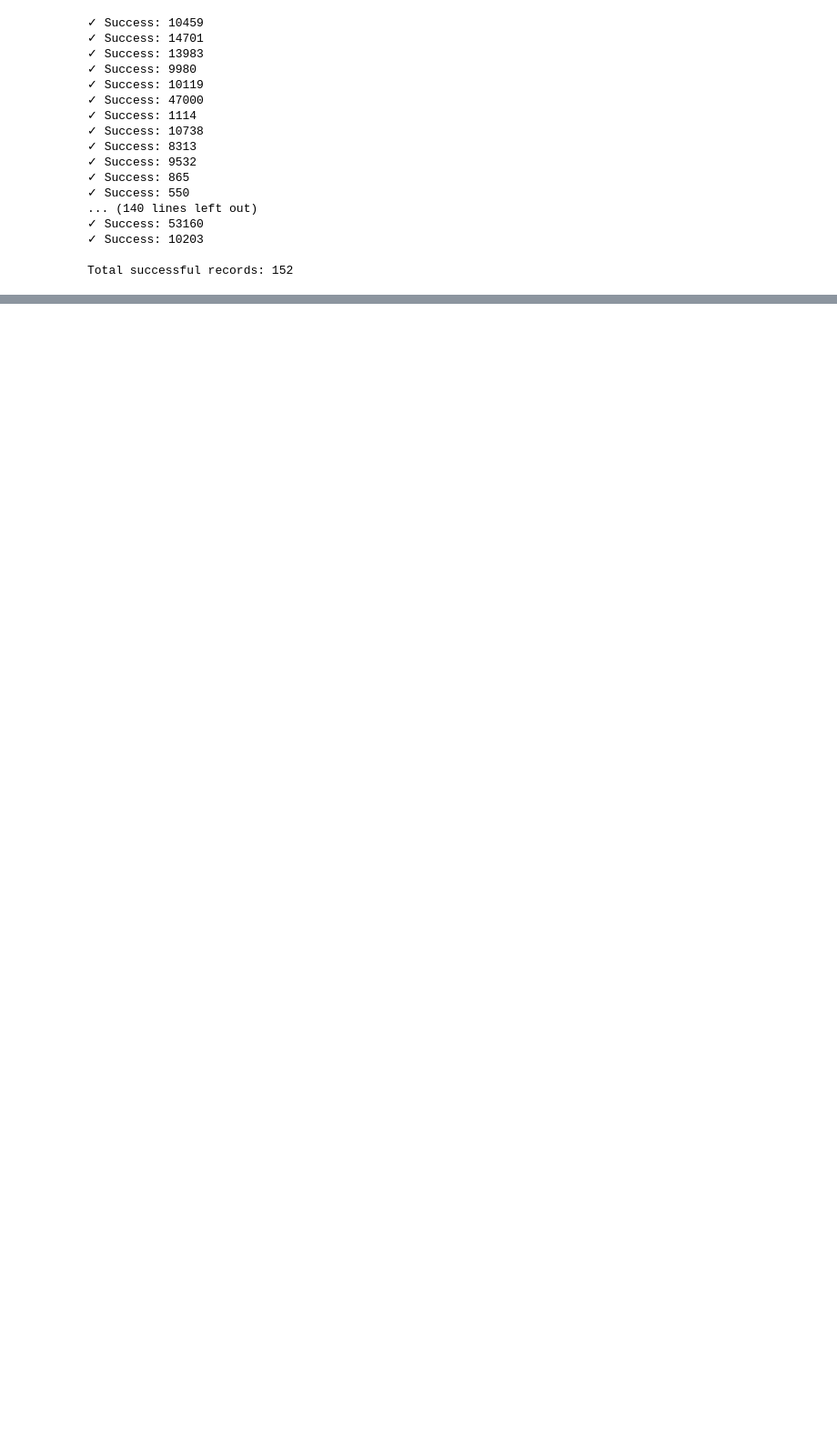
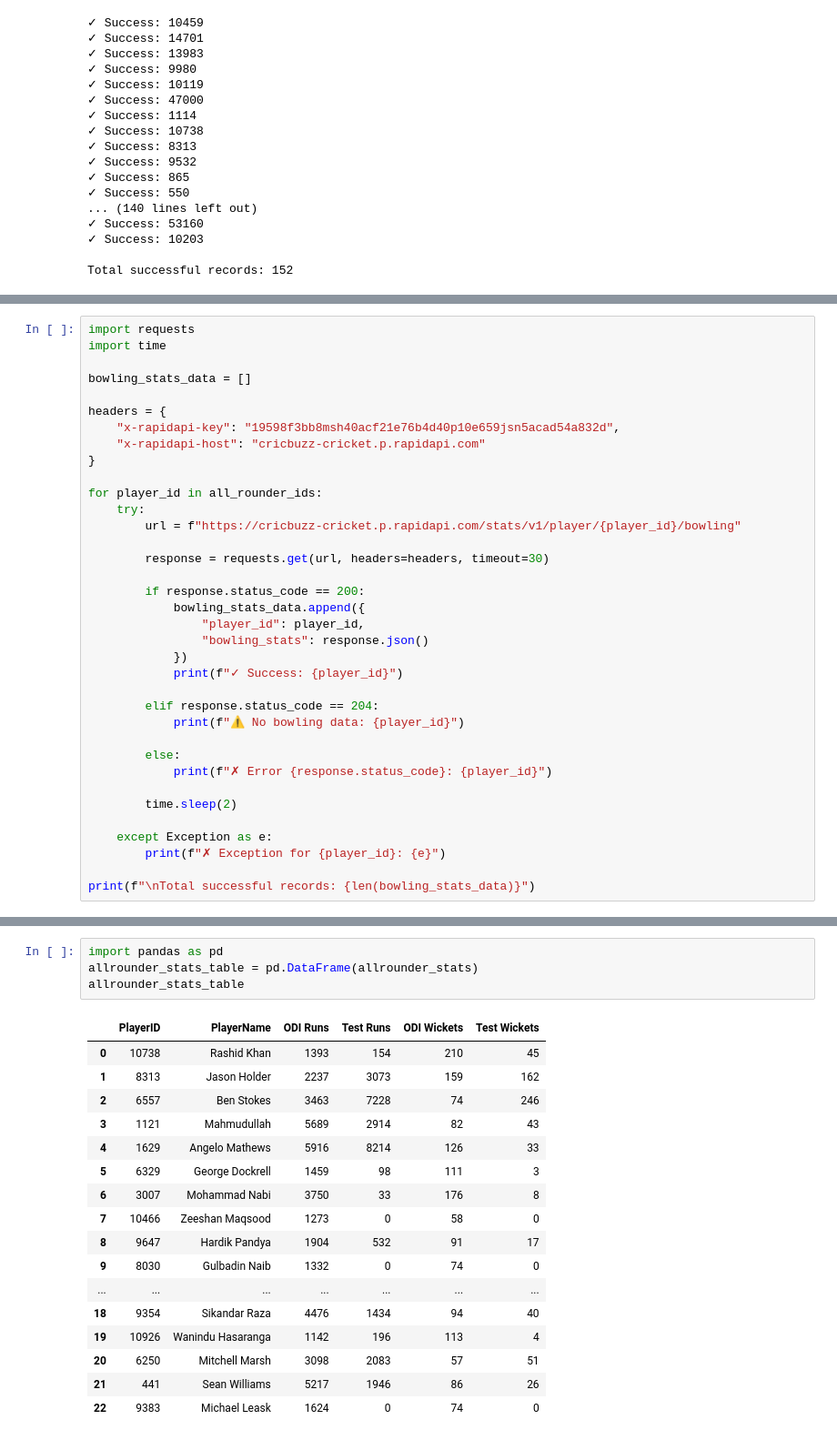
Before and after one commit to dhineshnathank/Cricbuzz, a Jupyter notebook: notebooks/CB25questions.ipynb, the cells around one changed output, grey strips where cells are left out. Shown at 91% size. Drawn from its saved outputs; the diff is of its cells as text; blank space fills up the shorter version.

```diff
--- a/notebooks/CB25questions.ipynb
+++ b/notebooks/CB25questions.ipynb
@@ -976,0 +997,36 @@ Total successful records: 152
+# %%
+import requests
+import time
+
+bowling_stats_data = []
+
+headers = {
+    "x-rapidapi-key": "19598f3bb8msh40acf21e76b4d40p10e659jsn5acad54a832d",
+    "x-rapidapi-host": "cricbuzz-cricket.p.rapidapi.com"
+}
+
+for player_id in all_rounder_ids:
+    try:
+        url = f"https://cricbuzz-cricket.p.rapidapi.com/stats/v1/player/{player_id}/bowling"
+
+        response = requests.get(url, headers=headers, timeout=30)
+
+        if response.status_code == 200:
+            bowling_stats_data.append({
+                "player_id": player_id,
+                "bowling_stats": response.json()
+            })
+            print(f"✓ Success: {player_id}")
+
+        elif response.status_code == 204:
+            print(f"⚠ No bowling data: {player_id}")
+
+        else:
+            print(f"✗ Error {response.status_code}: {player_id}")
+
+        time.sleep(2)
+
+    except Exception as e:
+        print(f"✗ Exception for {player_id}: {e}")
+
+print(f"\nTotal successful records: {len(bowling_stats_data)}")
@@ -976,0 +1175,22 @@ Total successful records: 152
+# %%
+import pandas as pd
+allrounder_stats_table = pd.DataFrame(allrounder_stats)
+allrounder_stats_table
+# %% [output]
+|  | PlayerID | PlayerName | ODI Runs | Test Runs | ODI Wickets | Test Wickets |
+| 0 | 10738 | Rashid Khan | 1393 | 154 | 210 | 45 |
+| 1 | 8313 | Jason Holder | 2237 | 3073 | 159 | 162 |
+| 2 | 6557 | Ben Stokes | 3463 | 7228 | 74 | 246 |
+| 3 | 1121 | Mahmudullah | 5689 | 2914 | 82 | 43 |
+| 4 | 1629 | Angelo Mathews | 5916 | 8214 | 126 | 33 |
+| 5 | 6329 | George Dockrell | 1459 | 98 | 111 | 3 |
+| 6 | 3007 | Mohammad Nabi | 3750 | 33 | 176 | 8 |
+| 7 | 10466 | Zeeshan Maqsood | 1273 | 0 | 58 | 0 |
+| 8 | 9647 | Hardik Pandya | 1904 | 532 | 91 | 17 |
+| 9 | 8030 | Gulbadin Naib | 1332 | 0 | 74 | 0 |
+| ... | ... | ... | ... | ... | ... | ... |
+| 18 | 9354 | Sikandar Raza | 4476 | 1434 | 94 | 40 |
+| 19 | 10926 | Wanindu Hasaranga | 1142 | 196 | 113 | 4 |
+| 20 | 6250 | Mitchell Marsh | 3098 | 2083 | 57 | 51 |
+| 21 | 441 | Sean Williams | 5217 | 1946 | 86 | 26 |
+| 22 | 9383 | Michael Leask | 1624 | 0 | 74 | 0 |
```
Also changed, not shown: parts of 6 cells of this notebook.
